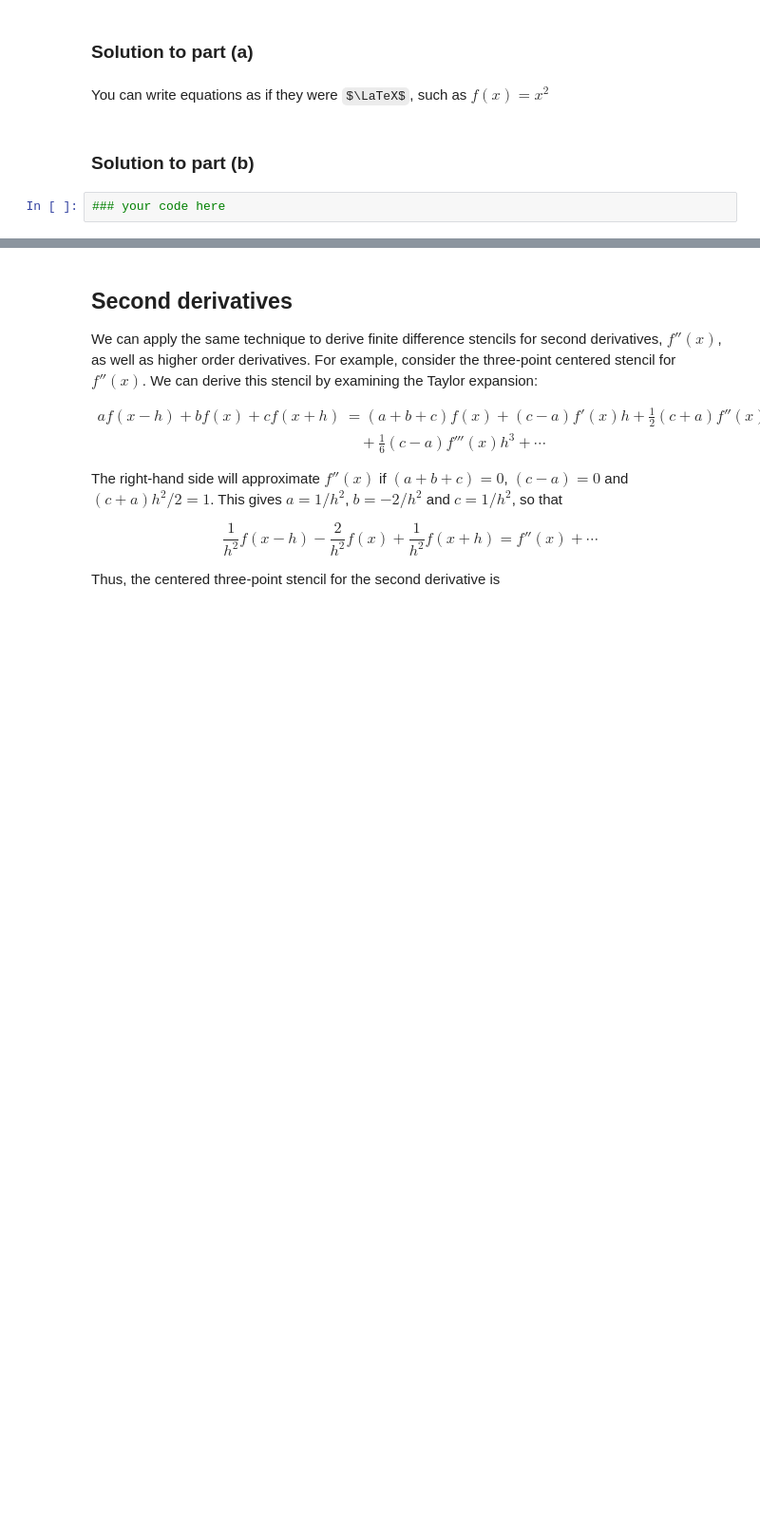
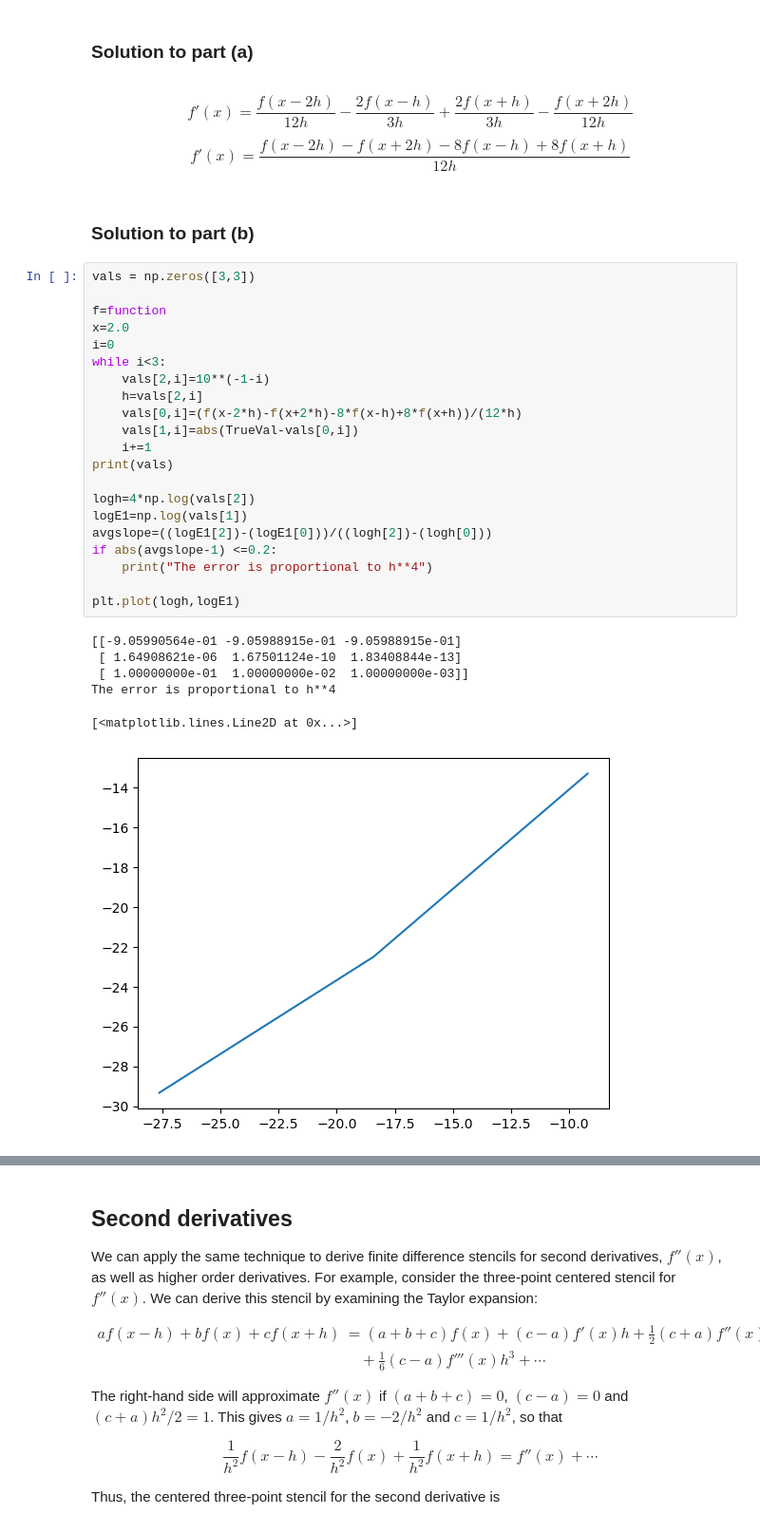
Before and after one commit to Mateo4cacheiro/PHYS4130-S25, a Jupyter notebook: p3-NDiff/P3-Numerical Differentiation and Machine Error.ipynb, the cells around one changed output, grey strips where cells are left out. Shown at 95% size. Cells and saved outputs as stored; diff of their text form; some formulas as TeX source; blank space fills up the shorter version.

```diff
--- a/p3-NDiff/P3-Numerical Differentiation and Machine Error.ipynb
+++ b/p3-NDiff/P3-Numerical Differentiation and Machine Error.ipynb
@@ -330,9 +477,35 @@ a) Determine the five-point centered stencil for $f'(x)$: this stencil is like t
 b) Numerically-compute the derivative of $f(x) = \cos(x)\tanh(x)$ at $x=2$ using this five-point stencil. Using a graph, show that the error ${\cal E}$ is proportional to $h^4$, by comparing to the value you know from calculus.
 # %% [markdown]
 ### Solution to part (a)
-# %% [markdown]
-You can write equations as if they were $\LaTeX$, such as $f(x) = x^2$
+# %% [markdown]
+$$f'(x) = \frac{f(x-2h)}{12h}-\frac{2f(x-h)}{3h}+\frac{2f(x+h)}{3h}-\frac{f(x+2h)}{12h}$$   $$f'(x) =\frac{f(x-2h)-f(x+2h)-8f(x-h)+8f(x+h)}{12h}$$
 # %% [markdown]
 ### Solution to part (b)
-# %%
-### your code here
+# %%
+vals = np.zeros([3,3])
+
+f=function
+x=2.0
+i=0
+while i<3:
+    vals[2,i]=10**(-1-i)
+    h=vals[2,i]
+    vals[0,i]=(f(x-2*h)-f(x+2*h)-8*f(x-h)+8*f(x+h))/(12*h)
+    vals[1,i]=abs(TrueVal-vals[0,i])
+    i+=1
+print(vals)
+
+logh=4*np.log(vals[2])
+logE1=np.log(vals[1])
+avgslope=((logE1[2])-(logE1[0]))/((logh[2])-(logh[0]))
+if abs(avgslope-1) <=0.2:
+    print("The error is proportional to h**4")
+
+plt.plot(logh,logE1)
+# %% [output]
+[[-9.05990564e-01 -9.05988915e-01 -9.05988915e-01]
+ [ 1.64908621e-06  1.67501124e-10  1.83408844e-13]
+ [ 1.00000000e-01  1.00000000e-02  1.00000000e-03]]
+The error is proportional to h**4
+[<matplotlib.lines.Line2D at 0x...>]
+[figure, added]
```
Also changed, not shown: parts of 11 cells of this notebook.
